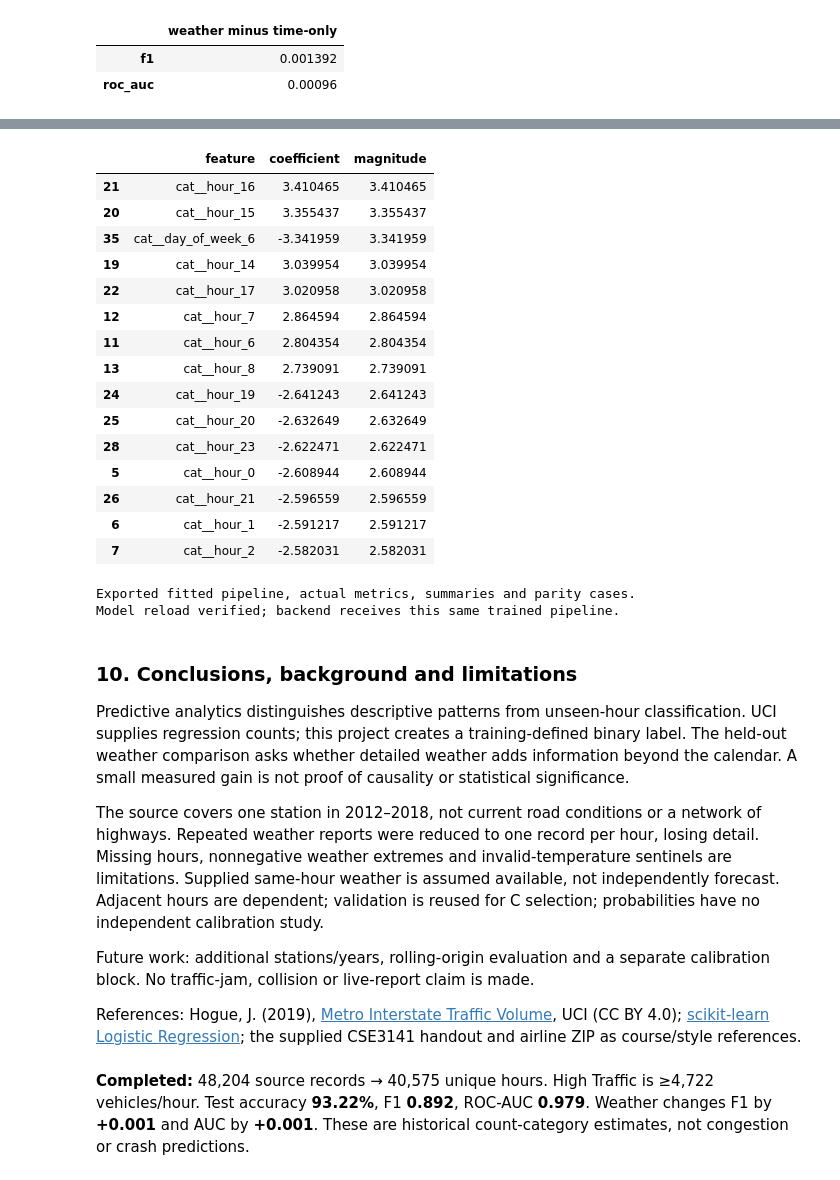
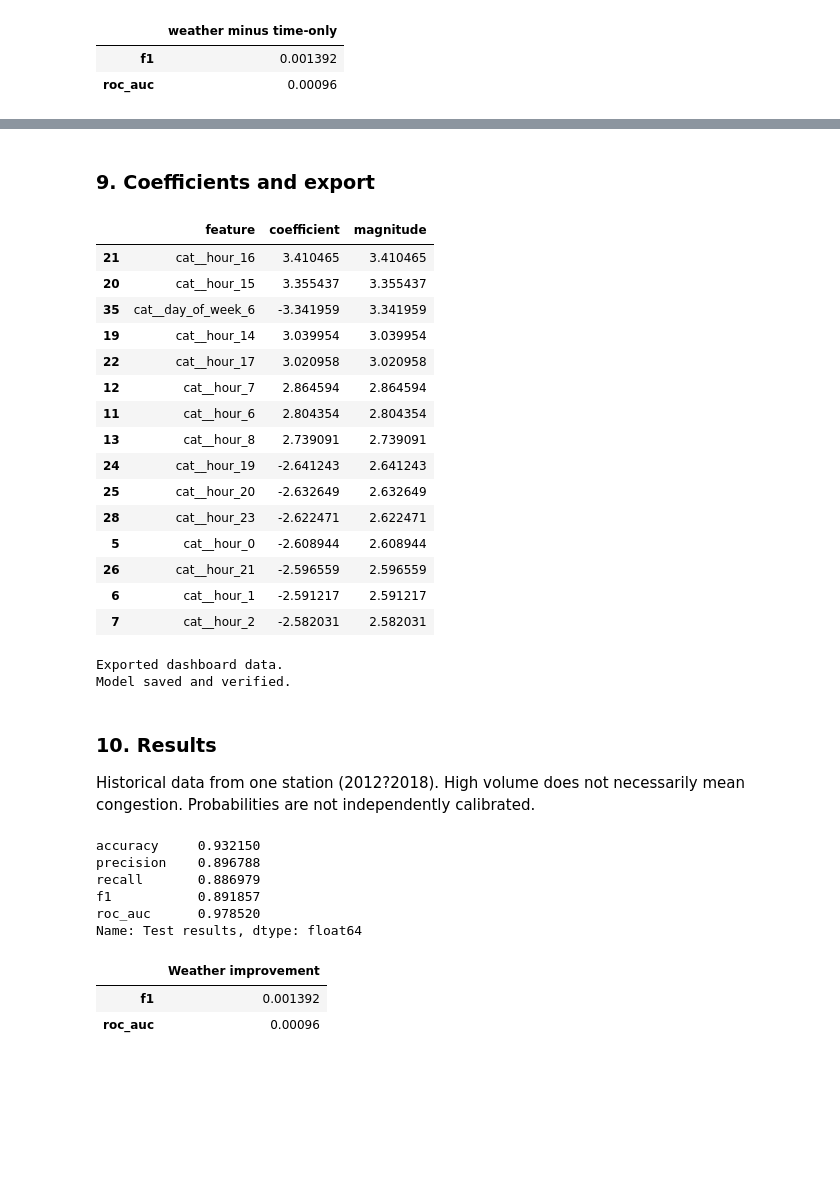
Before and after one commit to DoctorDictator/CSE3141-Predictive-Analytics, a Jupyter notebook: notebooks/Traffic_Analysis_and_Prediction.ipynb, the cells around one changed output, grey strips where cells are left out. Drawn from its saved outputs; the diff is of its cells as text; code cells hidden in the pictures; blank space fills up the shorter version.

Commit message:
Refactor and clean up codebase: remove unnecessary docstrings, streamline data loading and reporting functions, and enhance notebook content for clarity and conciseness.

```diff
--- a/notebooks/Traffic_Analysis_and_Prediction.ipynb
+++ b/notebooks/Traffic_Analysis_and_Prediction.ipynb
@@ -439,3 +408,5 @@ Inspect the actual fitted coefficients below. Numeric coefficients apply per tra
+# %% [markdown]
+### 9. Coefficients and export
 # %%
 feature_names = model.named_steps["preprocessor"].get_feature_names_out()
 coefficients = pd.DataFrame({
@@ -451,11 +422,11 @@ artifacts.mkdir(parents=True, exist_ok=True)
 joblib.dump(model, artifacts / "traffic_model.joblib")
 results = dict(test_scores=test_scores, baseline=baseline, cm=cm, report=report,
                comparison=comparison, evaluation=evaluation, fpr=fpr, tpr=tpr,
-               probability=probability)
+               )
 export_results(raw, df, parts, volume_threshold, model, tuning, results, coefficients)
 reloaded = joblib.load(artifacts / "traffic_model.joblib")
 assert np.allclose(reloaded.predict_proba(X_test)[:, 1], probability)
-print("Model reload verified; backend receives this same trained pipeline.")
+print("Model saved and verified.")
 # %% [output]
 |  | feature | coefficient | magnitude |
 | 21 | cat__hour_16 | 3.410465 | 3.410465 |
@@ -473,25 +444,22 @@ print("Model reload verified; backend receives this same trained pipeline.")
 | 26 | cat__hour_21 | -2.596559 | 2.596559 |
 | 6 | cat__hour_1 | -2.591217 | 2.591217 |
 | 7 | cat__hour_2 | -2.582031 | 2.582031 |
-Exported fitted pipeline, actual metrics, summaries and parity cases.
-Model reload verified; backend receives this same trained pipeline.
+Exported dashboard data.
+Model saved and verified.
-# %% [markdown]
-### 10. Conclusions, background and limitations
-Predictive analytics distinguishes descriptive patterns from unseen-hour classification. UCI supplies regression counts; this project creates a training-defined binary label. The held-out weather comparison asks whether detailed weather adds information beyond the calendar. A small measured gain is not proof of causality or statistical significance.
-
-The source covers one station in 2012–2018, not current road conditions or a network of highways. Repeated weather reports were reduced to one record per hour, losing detail. Missing hours, nonnegative weather extremes and invalid-temperature sentinels are limitations. Supplied same-hour weather is assumed available, not independently forecast. Adjacent hours are dependent; validation is reused for C selection; probabilities have no independent calibration study.
-
-Future work: additional stations/years, rolling-origin evaluation and a separate calibration block. No traffic-jam, collision or live-report claim is made.
-
-References: Hogue, J. (2019), [Metro Interstate Traffic Volume](https://doi.org/10.24432/C5X60B), UCI (CC BY 4.0); [scikit-learn Logistic Regression](https://scikit-learn.org/stable/modules/generated/sklearn.linear_model.LogisticRegression.html); the supplied CSE3141 handout and airline ZIP as course/style references.
-# %%
-display(Markdown(
-    f"**Completed:** {len(raw):,} source records → {len(df):,} unique hours. "
-    f"High Traffic is ≥{volume_threshold:,.0f} vehicles/hour. "
-    f"Test accuracy **{test_scores['accuracy']:.2%}**, F1 **{test_scores['f1']:.3f}**, "
-    f"ROC-AUC **{test_scores['roc_auc']:.3f}**. "
-    f"Weather changes F1 by **{weather_gain.f1:+.3f}** and AUC by **{weather_gain.roc_auc:+.3f}**. "
-    "These are historical count-category estimates, not congestion or crash predictions."
-))
-# %% [output]
-**Completed:** 48,204 source records → 40,575 unique hours. High Traffic is ≥4,722 vehicles/hour. Test accuracy **93.22%**, F1 **0.892**, ROC-AUC **0.979**. Weather changes F1 by **+0.001** and AUC by **+0.001**. These are historical count-category estimates, not congestion or crash predictions.
+# %% [markdown]
+### 10. Results
+
+Historical data from one station (2012?2018). High volume does not necessarily mean congestion. Probabilities are not independently calibrated.
+# %%
+display(pd.Series(test_scores, name="Test results"))
+display(weather_gain.to_frame("Weather improvement"))
+# %% [output]
+accuracy     0.932150
+precision    0.896788
+recall       0.886979
+f1           0.891857
+roc_auc      0.978520
+Name: Test results, dtype: float64
+|  | Weather improvement |
+| f1 | 0.001392 |
+| roc_auc | 0.00096 |
```
Also changed, not shown: parts of 26 cells of this notebook, 6 other files.
